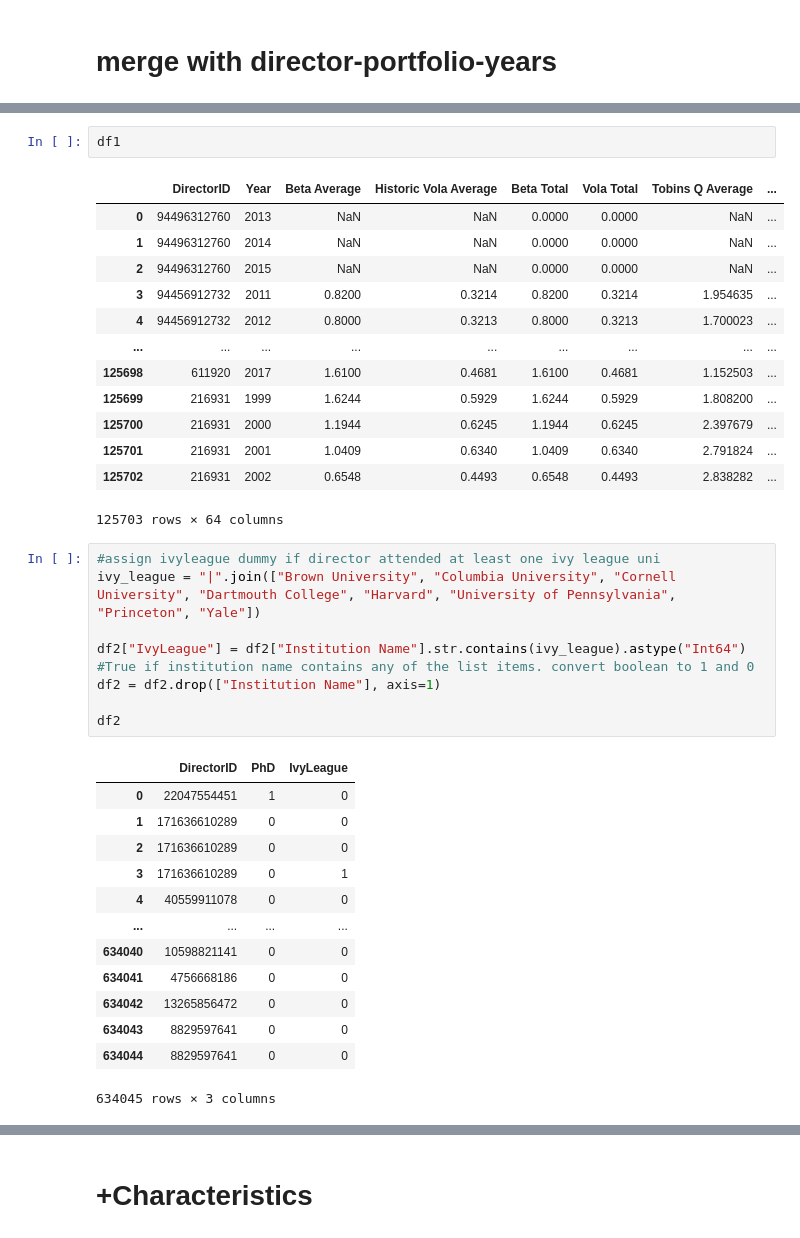
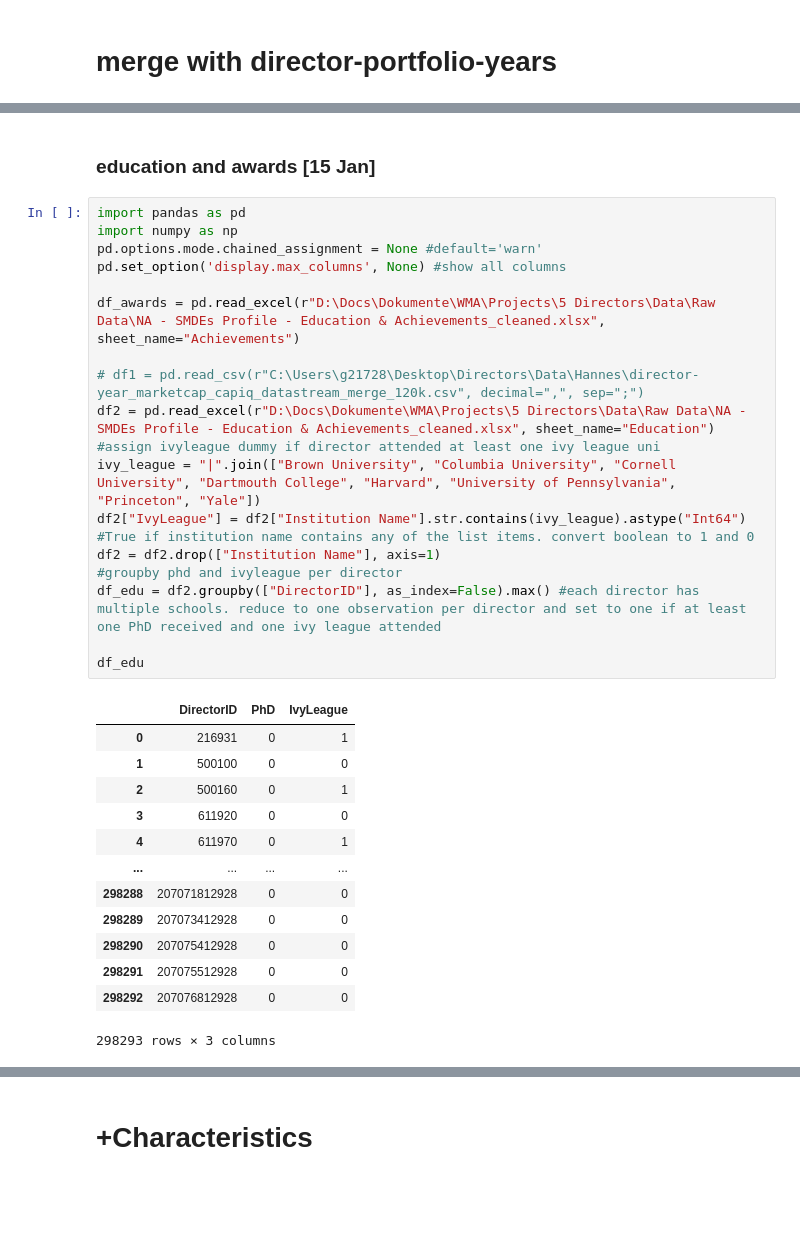
Before and after one commit to hannez11/director-project, a Jupyter notebook: merge notebooks/merge_variables.ipynb, the cells around one changed output, grey strips where cells are left out. Cells and saved outputs as stored; diff of their text form; blank space fills up the shorter version.

```diff
--- a/merge notebooks/merge_variables.ipynb
+++ b/merge notebooks/merge_variables.ipynb
@@ -11,38 +3,34 @@ df3 = pd.read_excel(r"C:\Users\g21728\Desktop\Directors\Data\NA - SMDEs Profile
-# %%
-df1
-# %% [output]
-|  | DirectorID | Year | Beta Average | Historic Vola Average | Beta Total | Vola Total | Tobins Q Average | ... |
-| 0 | 94496312760 | 2013 | NaN | NaN | 0.0000 | 0.0000 | NaN | ... |
-| 1 | 94496312760 | 2014 | NaN | NaN | 0.0000 | 0.0000 | NaN | ... |
-| 2 | 94496312760 | 2015 | NaN | NaN | 0.0000 | 0.0000 | NaN | ... |
-| 3 | 94456912732 | 2011 | 0.8200 | 0.3214 | 0.8200 | 0.3214 | 1.954635 | ... |
-| 4 | 94456912732 | 2012 | 0.8000 | 0.3213 | 0.8000 | 0.3213 | 1.700023 | ... |
-| ... | ... | ... | ... | ... | ... | ... | ... | ... |
-| 125698 | 611920 | 2017 | 1.6100 | 0.4681 | 1.6100 | 0.4681 | 1.152503 | ... |
-| 125699 | 216931 | 1999 | 1.6244 | 0.5929 | 1.6244 | 0.5929 | 1.808200 | ... |
-| 125700 | 216931 | 2000 | 1.1944 | 0.6245 | 1.1944 | 0.6245 | 2.397679 | ... |
-| 125701 | 216931 | 2001 | 1.0409 | 0.6340 | 1.0409 | 0.6340 | 2.791824 | ... |
-| 125702 | 216931 | 2002 | 0.6548 | 0.4493 | 0.6548 | 0.4493 | 2.838282 | ... |
-125703 rows × 64 columns
+# %% [markdown]
+### education and awards [15 Jan]
 # %%
+import pandas as pd
+import numpy as np
+pd.options.mode.chained_assignment = None #default='warn'
+pd.set_option('display.max_columns', None) #show all columns
+
+df_awards = pd.read_excel(r"D:\Docs\Dokumente\WMA\Projects\5 Directors\Data\Raw Data\NA - SMDEs Profile - Education & Achievements_cleaned.xlsx", sheet_name="Achievements")
+
+# df1 = pd.read_csv(r"C:\Users\g21728\Desktop\Directors\Data\Hannes\director-year_marketcap_capiq_datastream_merge_120k.csv", decimal=",", sep=";")
+df2 = pd.read_excel(r"D:\Docs\Dokumente\WMA\Projects\5 Directors\Data\Raw Data\NA - SMDEs Profile - Education & Achievements_cleaned.xlsx", sheet_name="Education")
 #assign ivyleague dummy if director attended at least one ivy league uni
 ivy_league = "|".join(["Brown University", "Columbia University", "Cornell University", "Dartmouth College", "Harvard", "University of Pennsylvania", "Princeton", "Yale"])
-
 df2["IvyLeague"] = df2["Institution Name"].str.contains(ivy_league).astype("Int64") #True if institution name contains any of the list items. convert boolean to 1 and 0
 df2 = df2.drop(["Institution Name"], axis=1)
+#groupby phd and ivyleague per director
+df_edu = df2.groupby(["DirectorID"], as_index=False).max() #each director has multiple schools. reduce to one observation per director and set to one if at least one PhD received and one ivy league attended
 
-df2
+df_edu
 # %% [output]
 |  | DirectorID | PhD | IvyLeague |
-| 0 | 22047554451 | 1 | 0 |
-| 1 | 171636610289 | 0 | 0 |
-| 2 | 171636610289 | 0 | 0 |
-| 3 | 171636610289 | 0 | 1 |
-| 4 | 40559911078 | 0 | 0 |
+| 0 | 216931 | 0 | 1 |
+| 1 | 500100 | 0 | 0 |
+| 2 | 500160 | 0 | 1 |
+| 3 | 611920 | 0 | 0 |
+| 4 | 611970 | 0 | 1 |
 | ... | ... | ... | ... |
-| 634040 | 10598821141 | 0 | 0 |
-| 634041 | 4756668186 | 0 | 0 |
-| 634042 | 13265856472 | 0 | 0 |
-| 634043 | 8829597641 | 0 | 0 |
-| 634044 | 8829597641 | 0 | 0 |
+| 298288 | 207071812928 | 0 | 0 |
+| 298289 | 207073412928 | 0 | 0 |
+| 298290 | 207075412928 | 0 | 0 |
+| 298291 | 207075512928 | 0 | 0 |
+| 298292 | 207076812928 | 0 | 0 |
-634045 rows × 3 columns
+298293 rows × 3 columns
```
Also changed, not shown: parts of 54 cells of this notebook, 3 other files.
